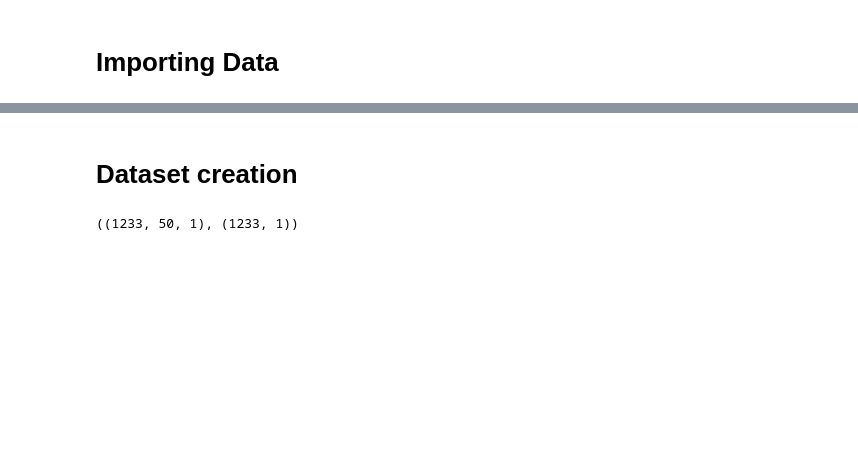
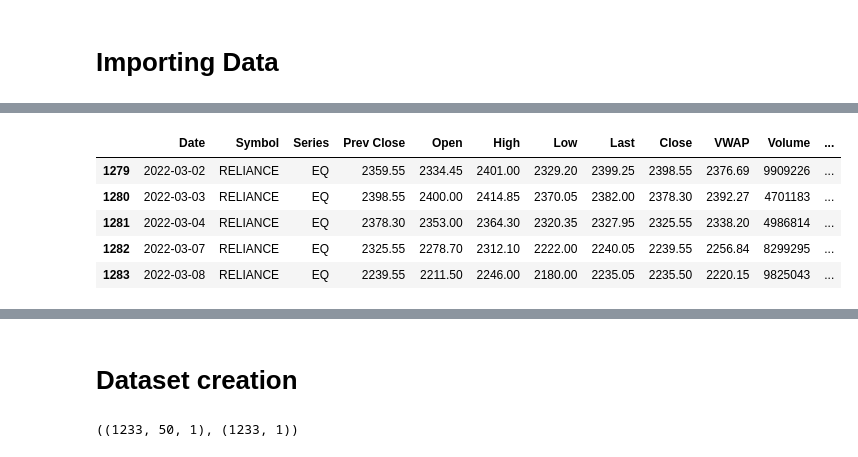
Before and after one commit to piyumaha12/Stock_Prediction, a Jupyter notebook: Program/load_model.ipynb, the cells around one changed output, grey strips where cells are left out. Cells and saved outputs as stored; diff of their text form; code cells hidden in the pictures; blank space fills up the shorter version.

```diff
--- a/Program/load_model.ipynb
+++ b/Program/load_model.ipynb
@@ -30,0 +38,9 @@ reliance.head()
+# %%
+reliance[-5:]
+# %% [output]
+|  | Date | Symbol | Series | Prev Close | Open | High | Low | Last | Close | VWAP | Volume | ... |
+| 1279 | 2022-03-02 | RELIANCE | EQ | 2359.55 | 2334.45 | 2401.00 | 2329.20 | 2399.25 | 2398.55 | 2376.69 | 9909226 | ... |
+| 1280 | 2022-03-03 | RELIANCE | EQ | 2398.55 | 2400.00 | 2414.85 | 2370.05 | 2382.00 | 2378.30 | 2392.27 | 4701183 | ... |
+| 1281 | 2022-03-04 | RELIANCE | EQ | 2378.30 | 2353.00 | 2364.30 | 2320.35 | 2327.95 | 2325.55 | 2338.20 | 4986814 | ... |
+| 1282 | 2022-03-07 | RELIANCE | EQ | 2325.55 | 2278.70 | 2312.10 | 2222.00 | 2240.05 | 2239.55 | 2256.84 | 8299295 | ... |
+| 1283 | 2022-03-08 | RELIANCE | EQ | 2239.55 | 2211.50 | 2246.00 | 2180.00 | 2235.05 | 2235.50 | 2220.15 | 9825043 | ... |
```
Also changed, not shown: parts of 11 cells of this notebook, 1 other file.
